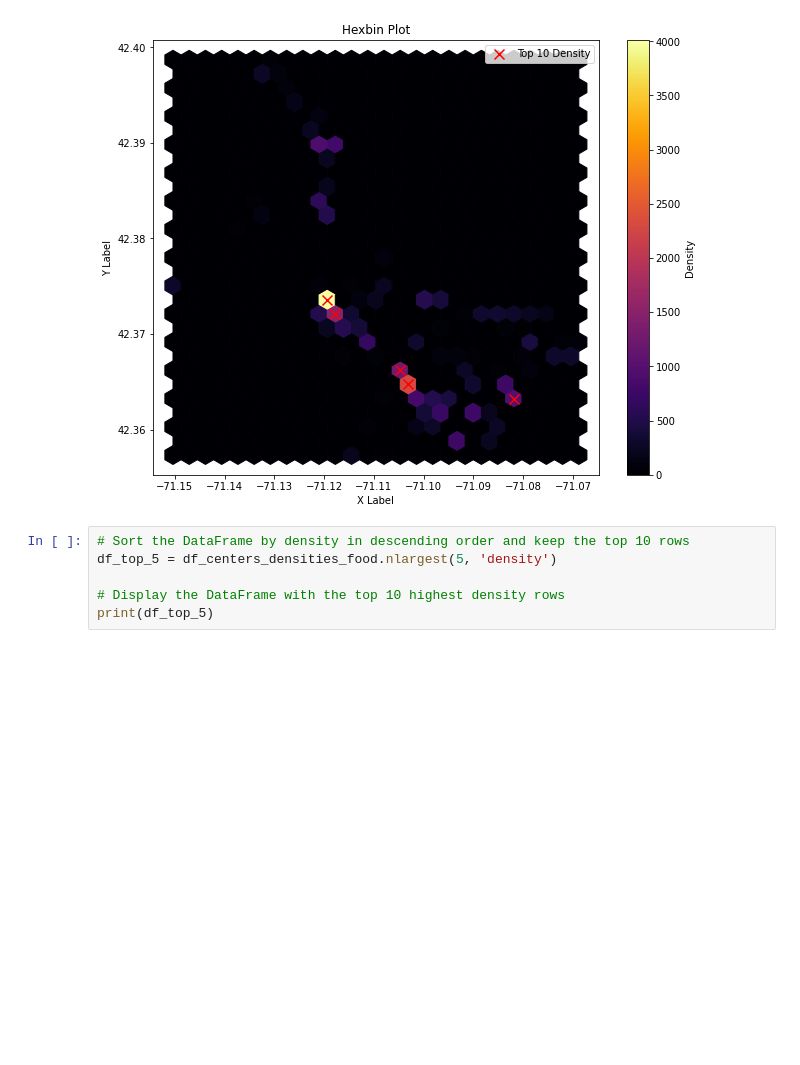
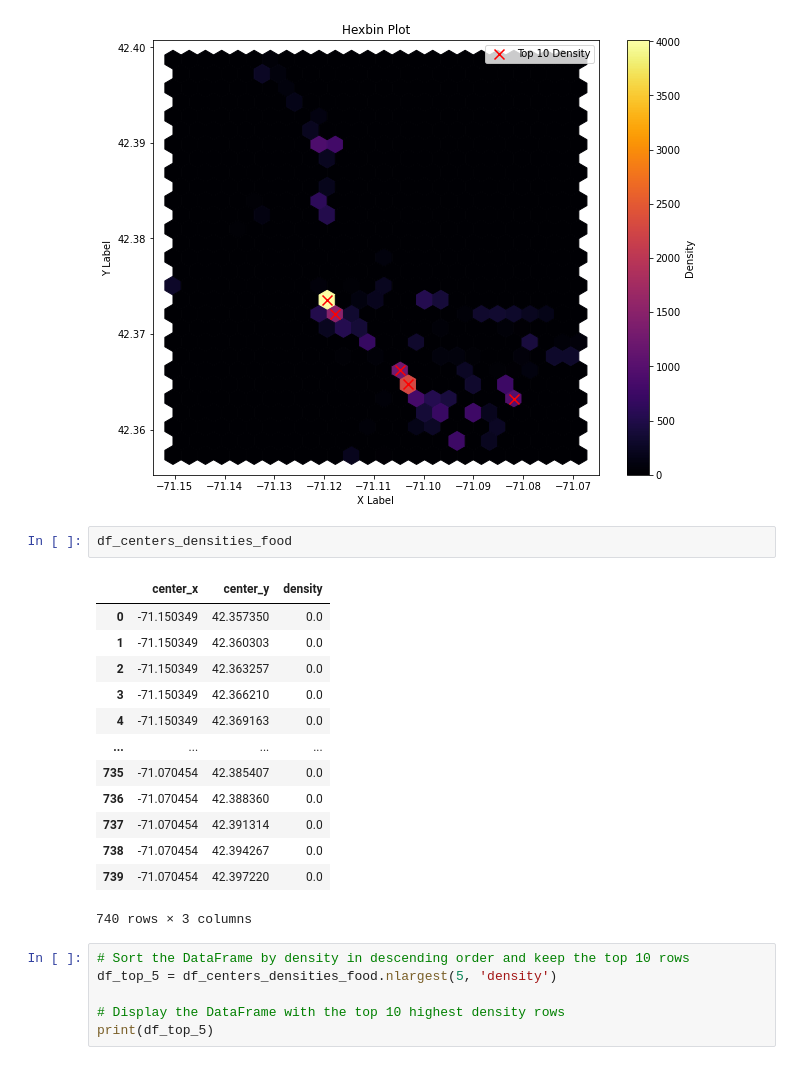
Before and after one commit to CityScope/MobilityTable_SanSebastian, a Jupyter notebook: preprocessing/DemandClusters.ipynb, the cells around one changed output. Drawn from its saved outputs; the diff is of its cells as text; blank space fills up the shorter version.

```diff
--- a/preprocessing/DemandClusters.ipynb
+++ b/preprocessing/DemandClusters.ipynb
@@ -477,6 +493,22 @@ def generate_hexbin_plot(x_data, y_data, x_label, y_label, title):
 df_centers_densities_food = generate_hexbin_plot(df_food_pt['start_longitude'], df_food_pt['start_latitude'], 'X Label', 'Y Label', 'Hexbin Plot')
 # %% [output]
 [figure]
+# %%
+df_centers_densities_food
+# %% [output]
+|  | center_x | center_y | density |
+| 0 | -71.150349 | 42.357350 | 0.0 |
+| 1 | -71.150349 | 42.360303 | 0.0 |
+| 2 | -71.150349 | 42.363257 | 0.0 |
+| 3 | -71.150349 | 42.366210 | 0.0 |
+| 4 | -71.150349 | 42.369163 | 0.0 |
+| ... | ... | ... | ... |
+| 735 | -71.070454 | 42.385407 | 0.0 |
+| 736 | -71.070454 | 42.388360 | 0.0 |
+| 737 | -71.070454 | 42.391314 | 0.0 |
+| 738 | -71.070454 | 42.394267 | 0.0 |
+| 739 | -71.070454 | 42.397220 | 0.0 |
+740 rows × 3 columns
 # %%
 # Sort the DataFrame by density in descending order and keep the top 10 rows
 df_top_5 = df_centers_densities_food.nlargest(5, 'density')
```
Also changed, not shown: parts of 1 cell of this notebook, 6 other files.
